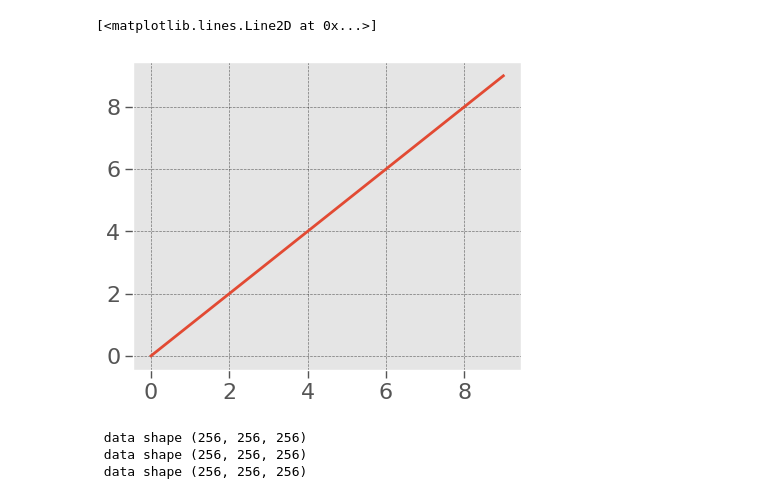
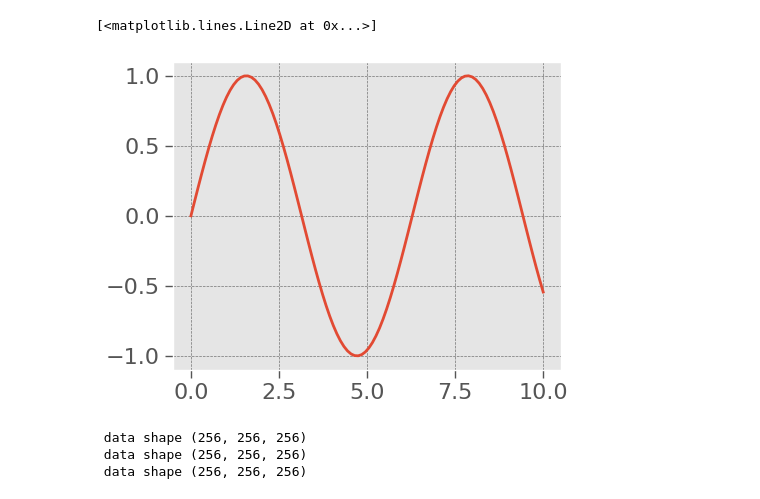
Before and after one commit to albano-a/inversion_methods_algorithms, a Jupyter notebook: full_section.ipynb, the cells around one changed output. Saved outputs shown, nothing was run; the diff lists cells and outputs as text; code cells hidden in the pictures.

```diff
--- a/full_section.ipynb
+++ b/full_section.ipynb
@@ -1,23 +1,23 @@
 # %%
 import numpy as np
 import pandas as pd
 import matplotlib.pyplot as plt
 import pylops
 import scipy.linalg
 from numpy.linalg import inv
-import warnings
 import scienceplots
+# import warnings
 
-warnings.filterwarnings("ignore")
+# warnings.filterwarnings("ignore")
 
 plt.style.use(['ggplot', 'notebook', 'grid'])
 
 plt.figure(figsize=(5, 4))
 
-plt.plot(np.arange(10), np.arange(10))
+plt.plot(np.linspace(0,10,100), np.sin(np.linspace(0,10,100)))
 # %% [output]
 [<matplotlib.lines.Line2D at 0x...>]
-[figure, old version]
+[figure, new version]
 # %%
 # Function that stores the slicing
 
```
Also changed, not shown: parts of 3 cells of this notebook, 3 other files.
